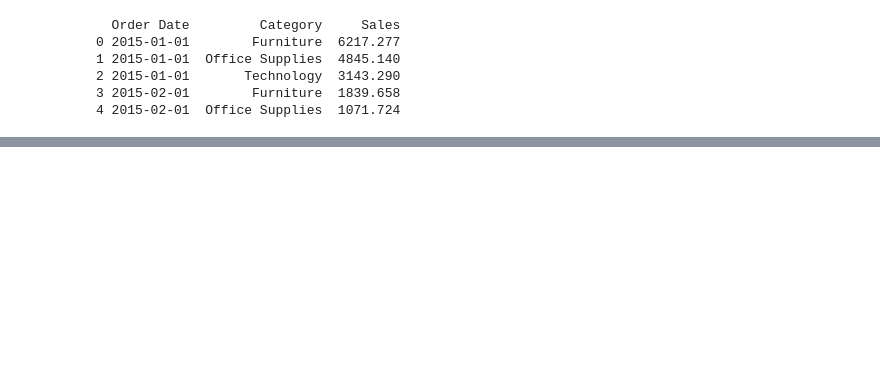
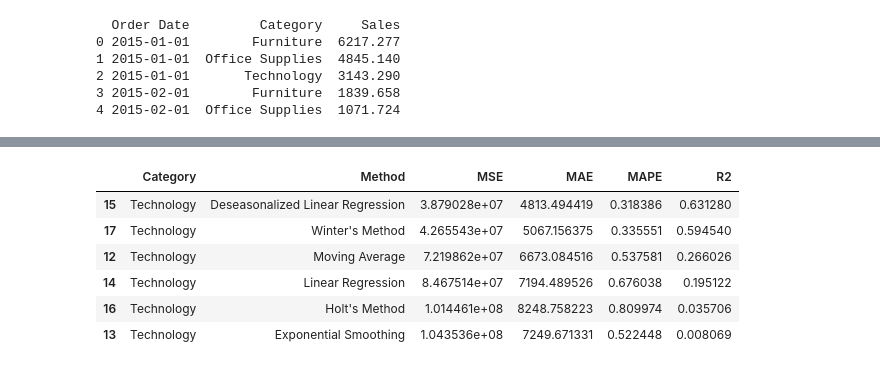
Before and after one commit to gpower8/SupplyChainAnalysis, a Jupyter notebook: Forecast Monthly.ipynb, the cells around one changed output, grey strips where cells are left out. Cells and saved outputs as stored; diff of their text form; code cells hidden in the pictures; blank space fills up the shorter version.

```diff
--- a/Forecast Monthly.ipynb
+++ b/Forecast Monthly.ipynb
@@ -245,0 +285,10 @@ MSE: 79631089.76824026, MAE: 6964.436691787157, MAPE: 0.7608674902171862, R2: 0.
+# %%
+performance_metrics[performance_metrics['Category'] == "Technology"]
+# %% [output]
+|  | Category | Method | MSE | MAE | MAPE | R2 |
+| 15 | Technology | Deseasonalized Linear Regression | 3.879028e+07 | 4813.494419 | 0.318386 | 0.631280 |
+| 17 | Technology | Winter's Method | 4.265543e+07 | 5067.156375 | 0.335551 | 0.594540 |
+| 12 | Technology | Moving Average | 7.219862e+07 | 6673.084516 | 0.537581 | 0.266026 |
+| 14 | Technology | Linear Regression | 8.467514e+07 | 7194.489526 | 0.676038 | 0.195122 |
+| 16 | Technology | Holt's Method | 1.014461e+08 | 8248.758223 | 0.809974 | 0.035706 |
+| 13 | Technology | Exponential Smoothing | 1.043536e+08 | 7249.671331 | 0.522448 | 0.008069 |
```
Also changed, not shown: parts of 5 cells of this notebook.
